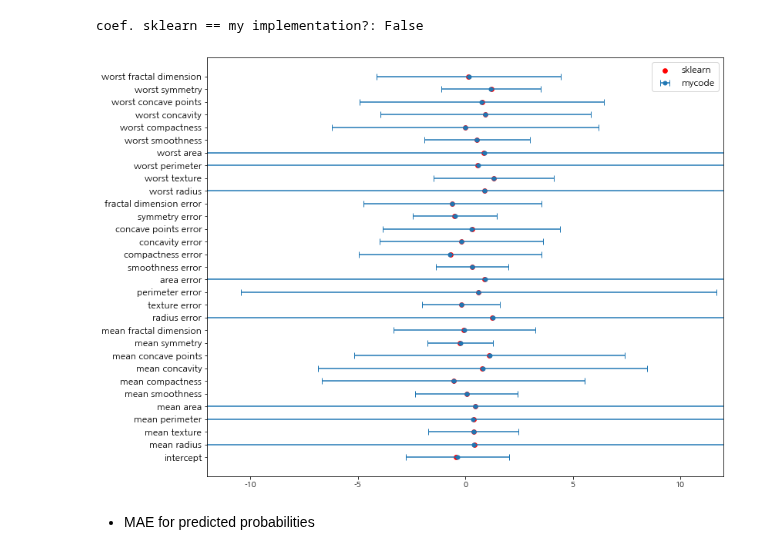
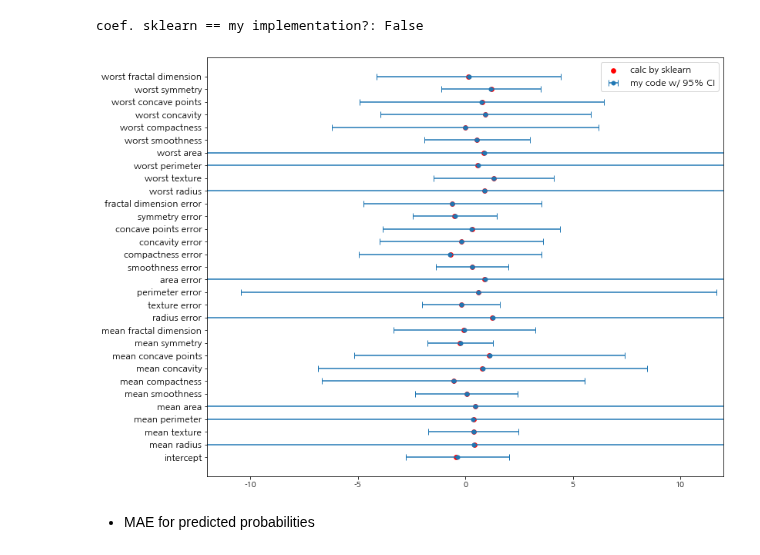
Before and after one commit to ywkim92/Paper-implementation, a Jupyter notebook: Logistic_regression.ipynb, the cells around one changed output. Drawn from its saved outputs; the diff is of its cells as text; code cells hidden in the pictures.

Commit message:
docs: Add visualization for comparing coefficients calculated by my code with those by scikit-learn

```diff
--- a/Logistic_regression.ipynb
+++ b/Logistic_regression.ipynb
@@ -253,17 +253,17 @@ coef. sklearn == my implementation?: False
 # %%
 alpha = .05
 plt.figure(figsize=(12,10))
-plt.errorbar(lr_lb.coef_, range(lr_lb.coef_.size), xerr=np.vstack((lr_lb.std_error*norm.ppf(1-alpha/2),lr_lb.std_error*norm.ppf(1-alpha/2) )), fmt='o', markersize=5, label='mycode',
-            capsize=4,
+plt.errorbar(lr_lb.coef_, range(lr_lb.coef_.size), xerr=np.vstack((lr_lb.std_error*norm.ppf(1-alpha/2),lr_lb.std_error*norm.ppf(1-alpha/2) )), fmt='o', markersize=5,
+             label=r'my code w/ 95% CI', capsize=4,
 #              xlolims=True, xuplims=True
             )
-plt.scatter(np.append(model.intercept_, model.coef_.flatten()), range(lr_lb.coef_.size), s=33, color='r', label='sklearn')
+plt.scatter(np.append(model.intercept_, model.coef_.flatten()), range(lr_lb.coef_.size), s=33, color='r', label='calc by sklearn')
 plt.xlim(-12,12)
 plt.yticks(np.arange(lr_lb.coef_.size), np.append('intercept', feature_names), fontsize=12)
 plt.legend(fontsize=12, )
 plt.show()
 # %% [output]
-[figure, old version]
+[figure, new version]
 # %% [markdown]
 * MAE for predicted probabilities
 # %%
```
